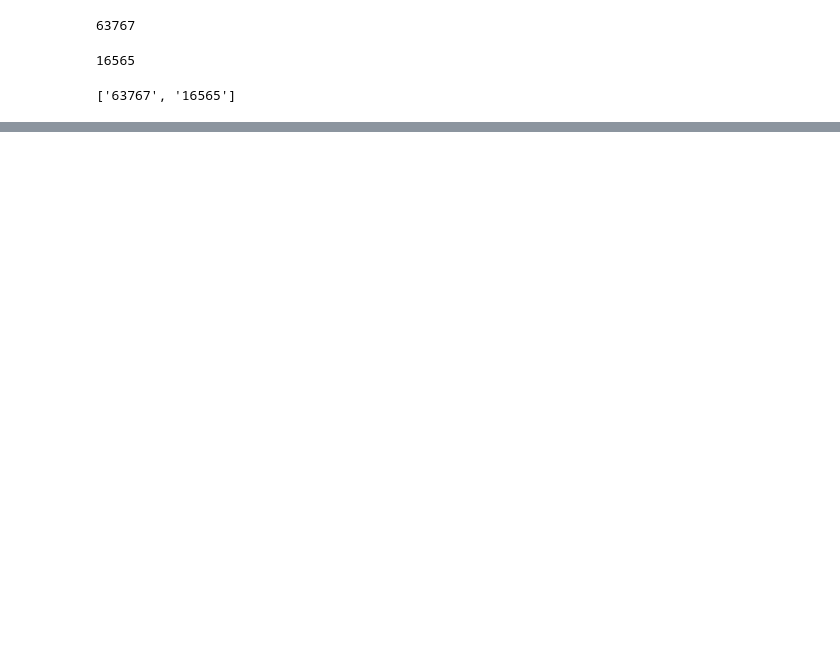
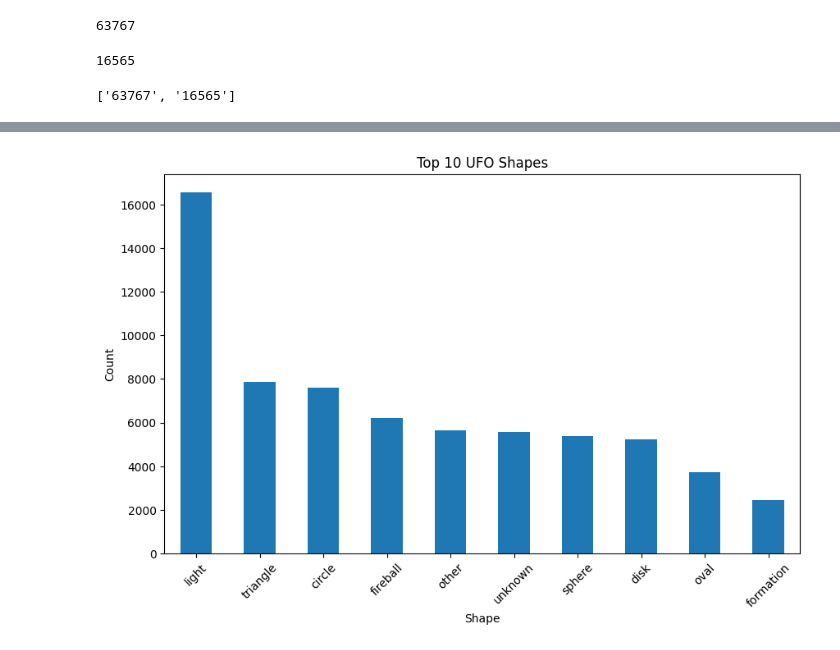
Before and after one commit to FischerLogan/statistical_analysis_of_aerial_phenomena, a Jupyter notebook: notebook/refined_analysis.ipynb, the cells around one changed output, grey strips where cells are left out. Cells and saved outputs as stored; diff of their text form; code cells hidden in the pictures; blank space fills up the shorter version.

```diff
--- a/notebook/refined_analysis.ipynb
+++ b/notebook/refined_analysis.ipynb
@@ -223,0 +269,14 @@ plt.show()
+# %%
+shape_counts = df['shape'].value_counts().head(10)
+
+plt.figure(figsize=(10,6))
+shape_counts.plot(kind='bar')
+
+plt.title('Top 10 UFO Shapes')
+plt.xlabel('Shape')
+plt.ylabel('Count')
+
+plt.xticks(rotation=45)
+plt.show()
+# %% [output]
+[figure, added]
```
Also changed, not shown: parts of 15 cells of this notebook.
